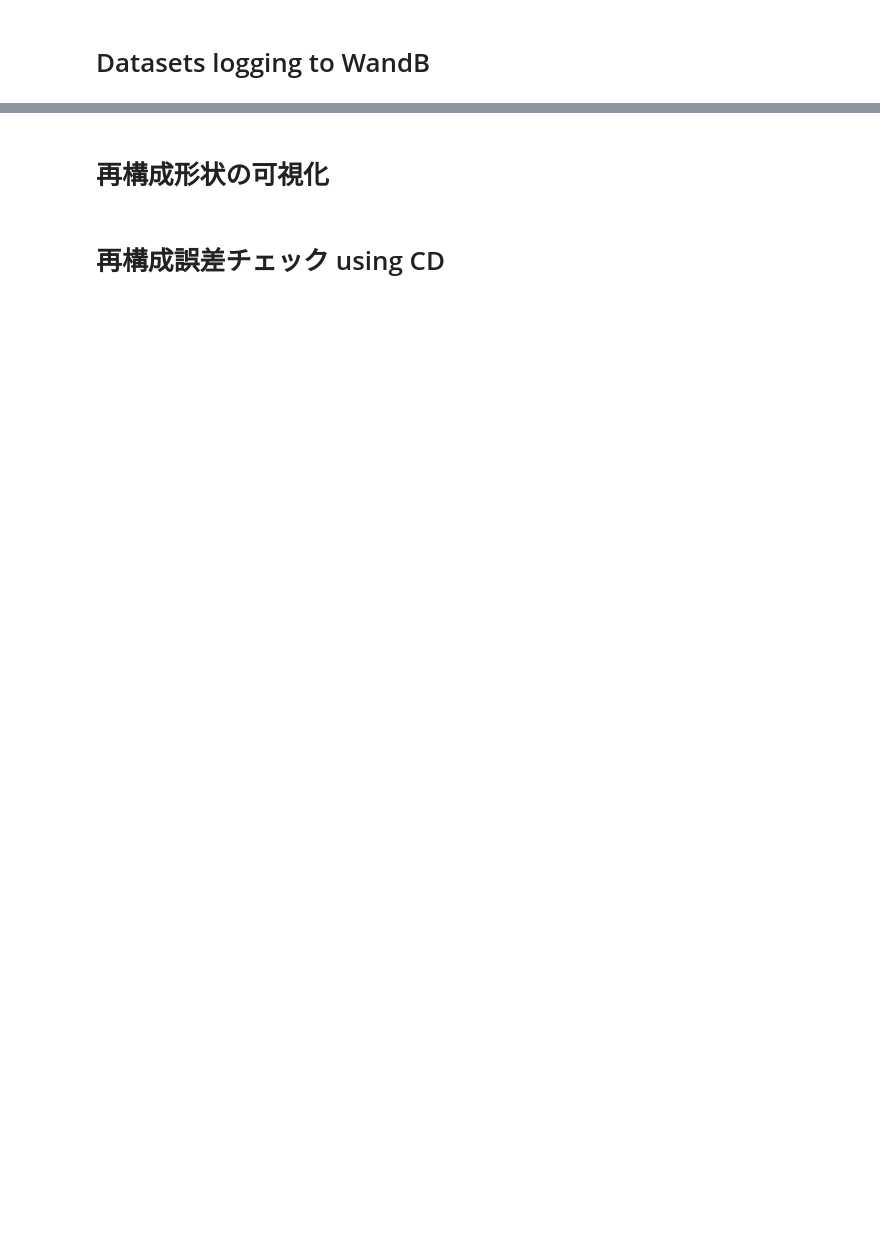
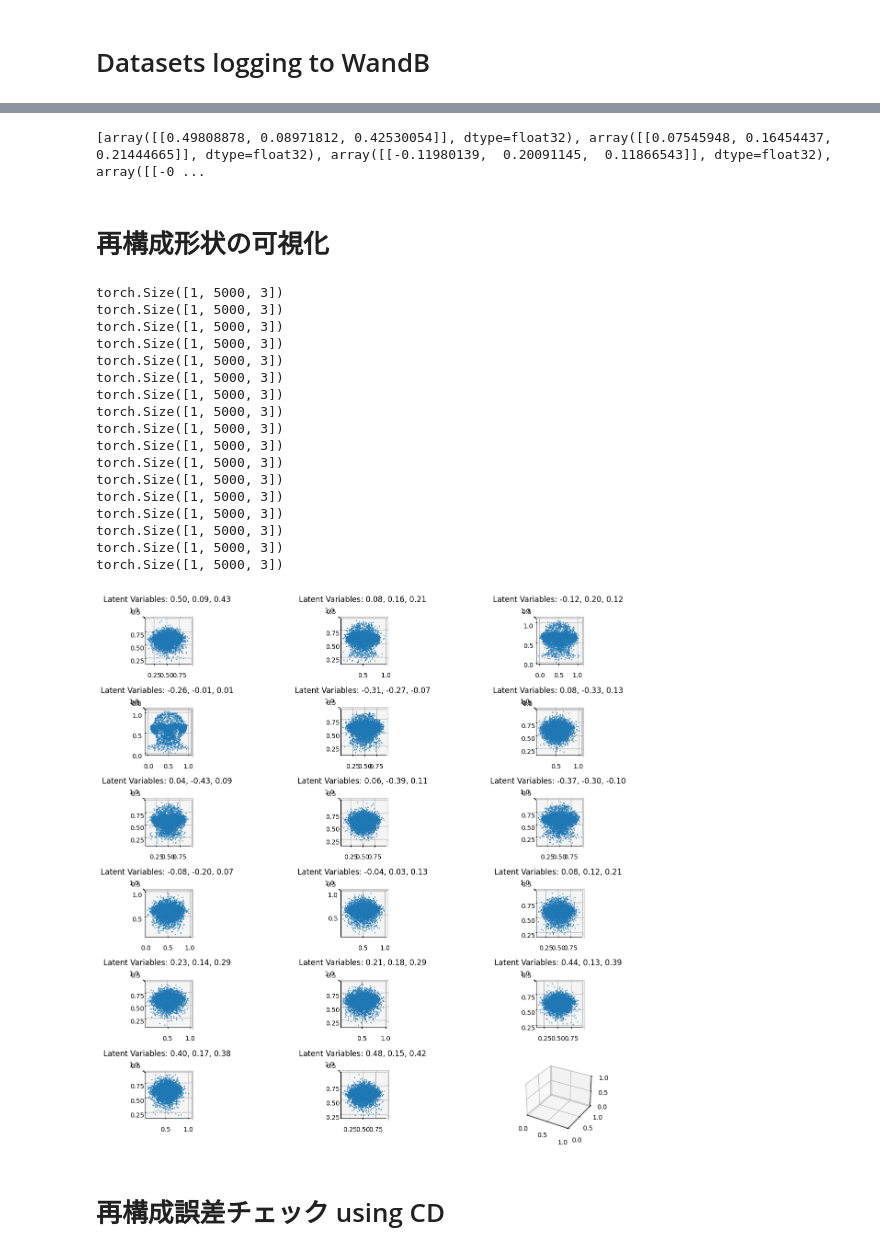
Before and after one commit to Ssurf777/Generative3D_Face-, a Jupyter notebook: VAE_face_emotional_logging_wandb.ipynb, the cells around one changed output, grey strips where cells are left out. Saved outputs shown, nothing was run; the diff lists cells and outputs as text; code cells hidden in the pictures; blank space fills up the shorter version.

```diff
--- a/VAE_face_emotional_logging_wandb.ipynb
+++ b/VAE_face_emotional_logging_wandb.ipynb
@@ -92,4 +167,7 @@ print(len(data_loader))
 # VAEモデル構築
 vae = ISAB_VQVAE(num_points=5000, dim_input=3, dim_hidden=128, num_heads=4, num_inds=32,
                  embedding_dim=3, num_embeddings=32).to(device)
-optimizer = optim.Adam(vae.parameters(), lr=1e-5)
+# W&B watch
+wandb.watch(vae, log="all", log_freq=100)
+
+optimizer = optim.Adam(vae.parameters(), lr=1e-3)
@@ -211,5 +314,7 @@ print("Training complete and files logged to WandB.")
 # %%
 print(z_list) # z mu logvar
+# %% [output]
+[array([[0.49808878, 0.08971812, 0.42530054]], dtype=float32), array([[0.07545948, 0.16454437, 0.21444665]], dtype=float32), array([[-0.11980139,  0.20091145,  0.11866543]], dtype=float32), array([[-0 ...
 # %% [markdown]
 # 再構成形状の可視化
 # %%
@@ -224,38 +329,59 @@ z_list = [torch.tensor(z_array[i], dtype=torch.float32).to(device) for i in rang
 
 # 可視化用設定
 num_points = 5000
-fig, axes = plt.subplots(nrows=3, ncols=3, figsize=(15, 12), subplot_kw={'projection': '3d'})
+fig, axes = plt.subplots(nrows=6, ncols=3, figsize=(15, 12), subplot_kw={'projection': '3d'})
 axes = axes.flatten()
 
 # 再構成と可視化
 for index, z in enumerate(z_list):
     if index >= len(axes):
         break  # 9つのプロットで終了
 
     # 再構築 (z を 1バッチの形に変換して decode)
     recon_batch = vae.decode(z)  # z をバッチの形状に変換
     print(recon_batch.shape)
 
     # CPU上で detach して numpy に変換
     # デコード結果 recon_batch: (1, num_points, 3)
     reconst_np = recon_batch.squeeze(0).cpu().detach().numpy()  # -> (num_points, 3)
 
     # 各軸を列インデックスで取得
     reconst_x = reconst_np[:, 0]
     reconst_y = reconst_np[:, 1]
     reconst_z = reconst_np[:, 2]
 
     # プロット
+    axes[index].view_init(elev=90, azim=-90)
     axes[index].scatter(reconst_x, reconst_y, reconst_z, s=1, alpha=0.6)
 
     # 潜在変数の値をフラット化してタイトルに表示
     z_flat = z.view(-1).tolist()  # 1次元化
     z_str = ", ".join([f"{value:.2f}" for value in z_flat])
     axes[index].set_title(f"Latent Variables: {z_str}")
 
+
 # 最後にプロットを表示
 plt.tight_layout()
 plt.show()
+# %% [output]
+torch.Size([1, 5000, 3])
+torch.Size([1, 5000, 3])
+torch.Size([1, 5000, 3])
+torch.Size([1, 5000, 3])
+torch.Size([1, 5000, 3])
+torch.Size([1, 5000, 3])
+torch.Size([1, 5000, 3])
+torch.Size([1, 5000, 3])
+torch.Size([1, 5000, 3])
+torch.Size([1, 5000, 3])
+torch.Size([1, 5000, 3])
+torch.Size([1, 5000, 3])
+torch.Size([1, 5000, 3])
+torch.Size([1, 5000, 3])
+torch.Size([1, 5000, 3])
+torch.Size([1, 5000, 3])
+torch.Size([1, 5000, 3])
+[figure, added]
 # %% [markdown]
 # 再構成誤差チェック using CD
 # %%
```
Also changed, not shown: parts of 10 cells of this notebook.
